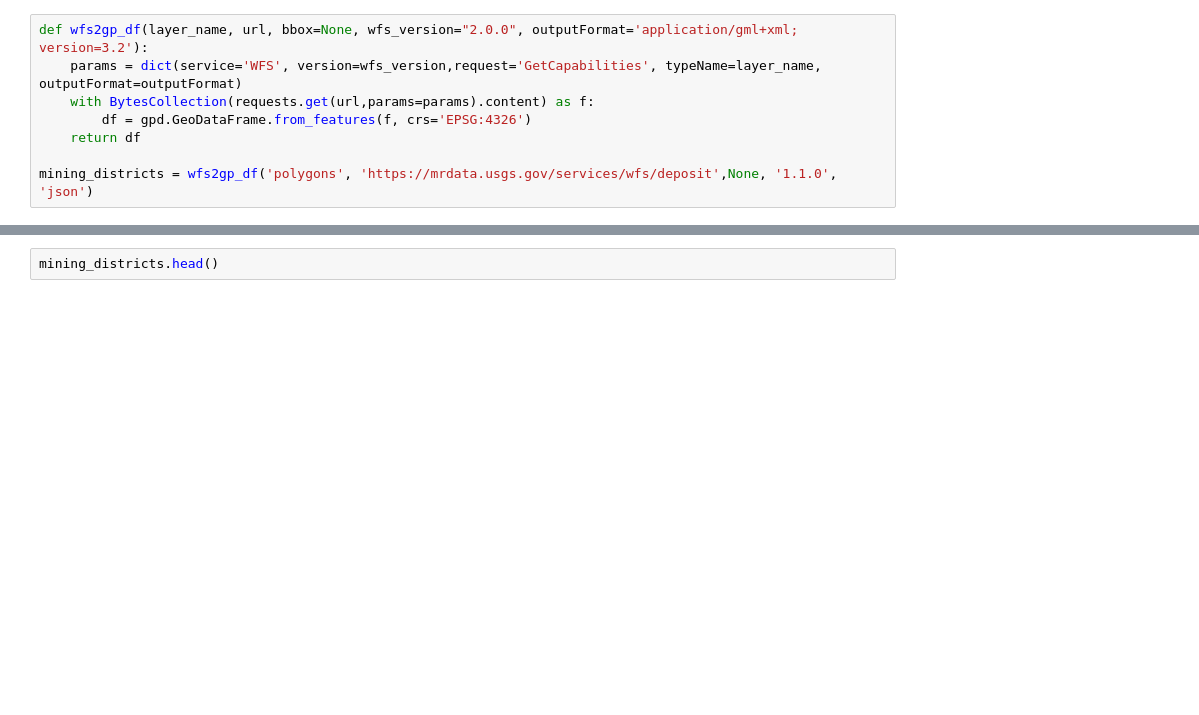
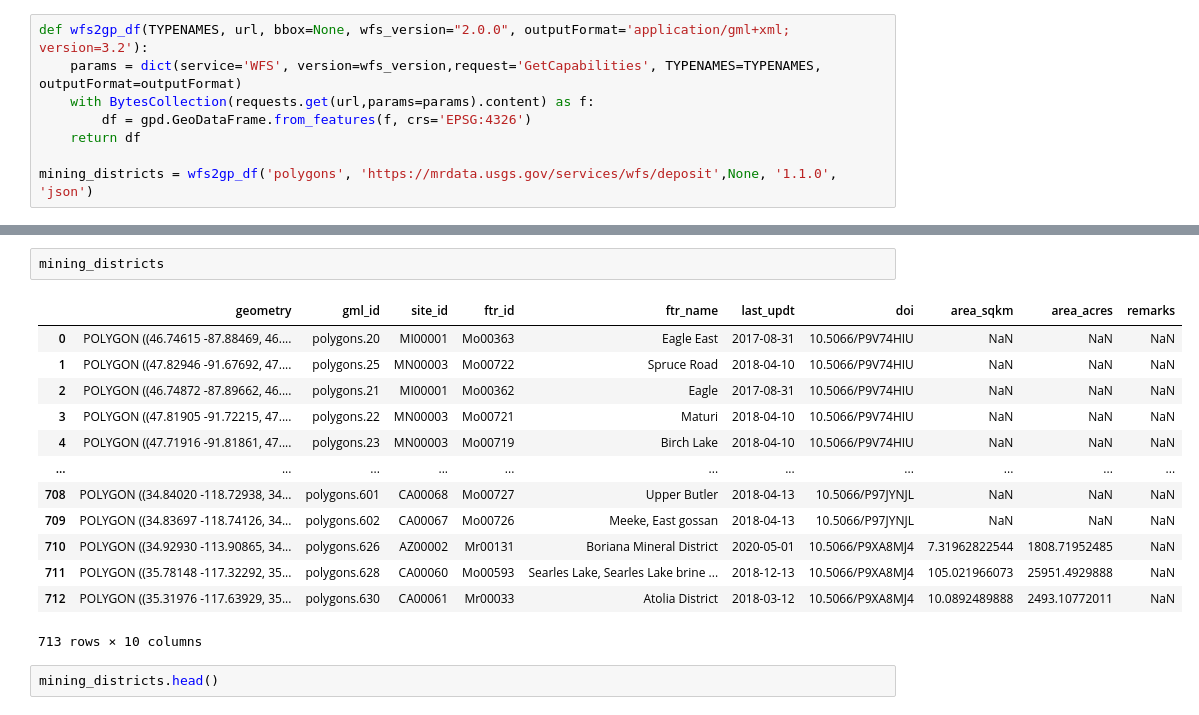
Before and after one commit to skybristol/geokb, a Jupyter notebook: Mining Districts.ipynb, the cells around one changed output, grey strips where cells are left out. Drawn from its saved outputs; the diff is of its cells as text; blank space fills up the shorter version.

```diff
--- a/Mining Districts.ipynb
+++ b/Mining Districts.ipynb
@@ -15,8 +17,8 @@ load_dotenv()
 
 fiona.drvsupport.supported_drivers['WFS'] = 'r'
 # %%
-def wfs2gp_df(layer_name, url, bbox=None, wfs_version="2.0.0", outputFormat='application/gml+xml; version=3.2'):
-    params = dict(service='WFS', version=wfs_version,request='GetCapabilities', typeName=layer_name, outputFormat=outputFormat)
+def wfs2gp_df(TYPENAMES, url, bbox=None, wfs_version="2.0.0", outputFormat='application/gml+xml; version=3.2'):
+    params = dict(service='WFS', version=wfs_version,request='GetCapabilities', TYPENAMES=TYPENAMES, outputFormat=outputFormat)
     with BytesCollection(requests.get(url,params=params).content) as f:
         df = gpd.GeoDataFrame.from_features(f, crs='EPSG:4326')
     return df
@@ -25,3 +59,19 @@ mining_districts = wfs2gp_df('polygons', 'https://mrdata.usgs.gov/services/wfs/d
+# %%
+mining_districts
+# %% [output]
+|  | geometry | gml_id | site_id | ftr_id | ftr_name | last_updt | doi | area_sqkm | area_acres | remarks |
+| 0 | POLYGON ((46.74615 -87.88469, 46.... | polygons.20 | MI00001 | Mo00363 | Eagle East | 2017-08-31 | 10.5066/P9V74HIU | NaN | NaN | NaN |
+| 1 | POLYGON ((47.82946 -91.67692, 47.... | polygons.25 | MN00003 | Mo00722 | Spruce Road | 2018-04-10 | 10.5066/P9V74HIU | NaN | NaN | NaN |
+| 2 | POLYGON ((46.74872 -87.89662, 46.... | polygons.21 | MI00001 | Mo00362 | Eagle | 2017-08-31 | 10.5066/P9V74HIU | NaN | NaN | NaN |
+| 3 | POLYGON ((47.81905 -91.72215, 47.... | polygons.22 | MN00003 | Mo00721 | Maturi | 2018-04-10 | 10.5066/P9V74HIU | NaN | NaN | NaN |
+| 4 | POLYGON ((47.71916 -91.81861, 47.... | polygons.23 | MN00003 | Mo00719 | Birch Lake | 2018-04-10 | 10.5066/P9V74HIU | NaN | NaN | NaN |
+| ... | ... | ... | ... | ... | ... | ... | ... | ... | ... | ... |
+| 708 | POLYGON ((34.84020 -118.72938, 34... | polygons.601 | CA00068 | Mo00727 | Upper Butler | 2018-04-13 | 10.5066/P97JYNJL | NaN | NaN | NaN |
+| 709 | POLYGON ((34.83697 -118.74126, 34... | polygons.602 | CA00067 | Mo00726 | Meeke, East gossan | 2018-04-13 | 10.5066/P97JYNJL | NaN | NaN | NaN |
+| 710 | POLYGON ((34.92930 -113.90865, 34... | polygons.626 | AZ00002 | Mr00131 | Boriana Mineral District | 2020-05-01 | 10.5066/P9XA8MJ4 | 7.31962822544 | 1808.71952485 | NaN |
+| 711 | POLYGON ((35.78148 -117.32292, 35... | polygons.628 | CA00060 | Mo00593 | Searles Lake, Searles Lake brine ... | 2018-12-13 | 10.5066/P9XA8MJ4 | 105.021966073 | 25951.4929888 | NaN |
+| 712 | POLYGON ((35.31976 -117.63929, 35... | polygons.630 | CA00061 | Mr00033 | Atolia District | 2018-03-12 | 10.5066/P9XA8MJ4 | 10.0892489888 | 2493.10772011 | NaN |
+713 rows × 10 columns
 # %%
 mining_districts.head()
 # %% [output]
```
Also changed, not shown: parts of 28 cells of this notebook.
